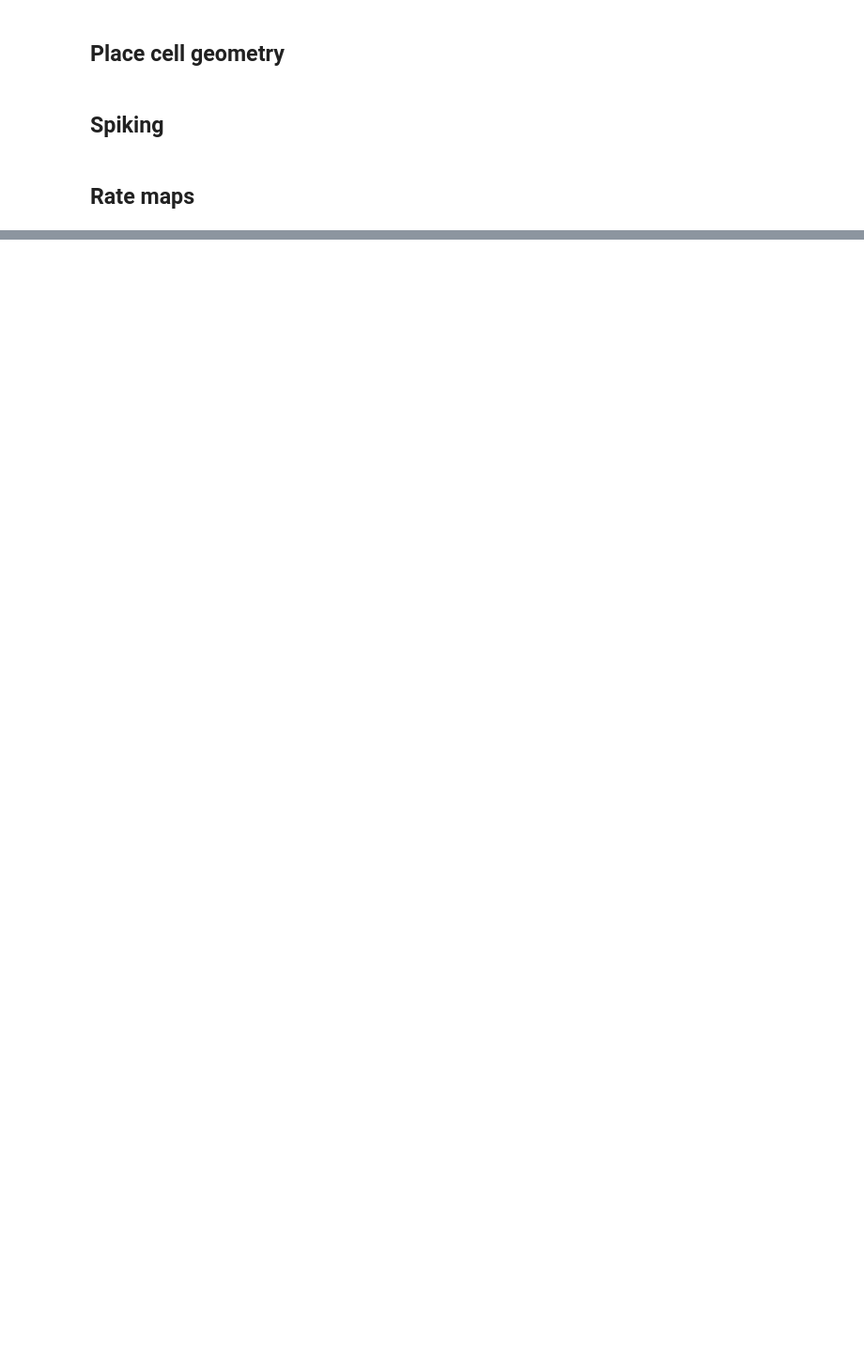
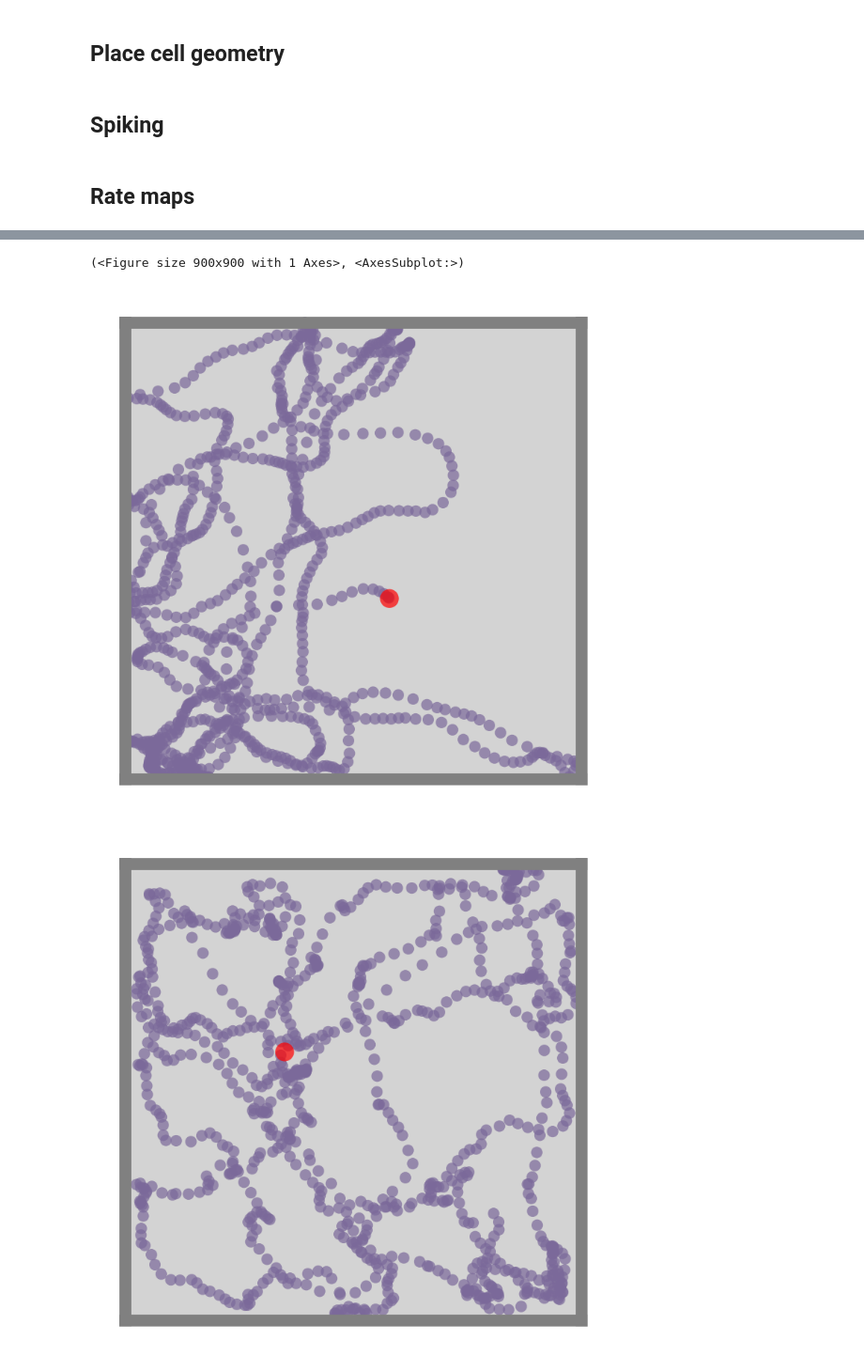
Before and after one commit to RatInABox-Lab/RatInABox, a Jupyter notebook: example_scripts/github_readme_figures.ipynb, the cells around one changed output, grey strips where cells are left out. Shown at 94% size. Drawn from its saved outputs; the diff is of its cells as text; code cells hidden in the pictures; blank space fills up the shorter version.

```diff
--- a/example_scripts/github_readme_figures.ipynb
+++ b/example_scripts/github_readme_figures.ipynb
@@ -525,0 +528,22 @@ tpl.saveFigure(fig,'20minvc')
+# %%
+t_start = 0
+t_test = 120
+
+Env_riab = Environment()
+Ag_riab = Agent(Env_riab)
+Ag_riab.speed_mean = 0.10
+Ag_riab.anxiety = 0.5
+Ag_riab.t = t_start
+
+Env_sargolini = Environment()
+Ag_sargolini = Agent(Env_sargolini)
+Ag_sargolini.import_trajectory(dataset='sargolini')
+Ag_sargolini.t = t_start
+
+for _ in tqdm(range(int(t_test/Ag_riab.dt))):
+    Ag_riab.update()
+    Ag_sargolini.update()
+
+Ag_riab.plot_trajectory(t_start=t_start,t_end=t_start+t_test)
+Ag_sargolini.plot_trajectory(t_start=t_start,t_end=t_start+t_test)
+# %% [output]
@@ -525,0 +551,3 @@ tpl.saveFigure(fig,'20minvc')
+(<Figure size 900x900 with 1 Axes>, <AxesSubplot:>)
+[figure, added]
+[figure, added]
```
Also changed, not shown: parts of 4 cells of this notebook, 5 other files.
